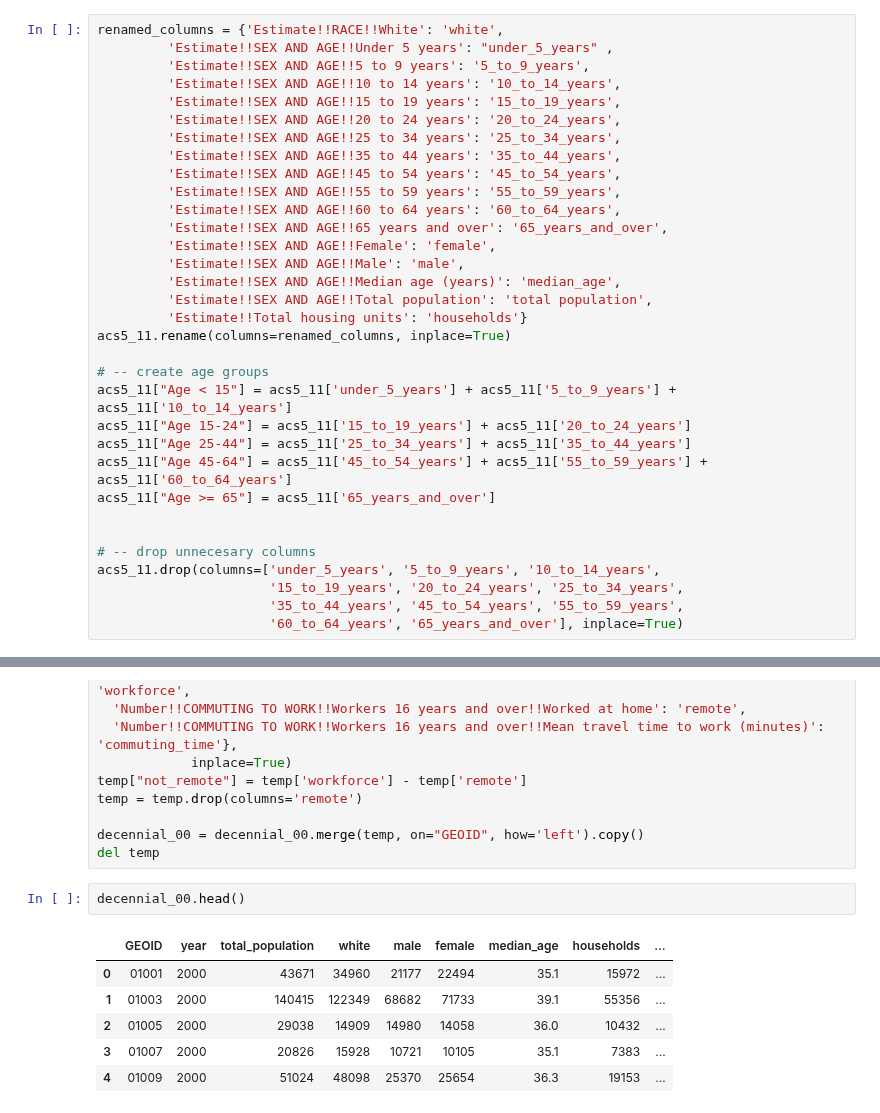
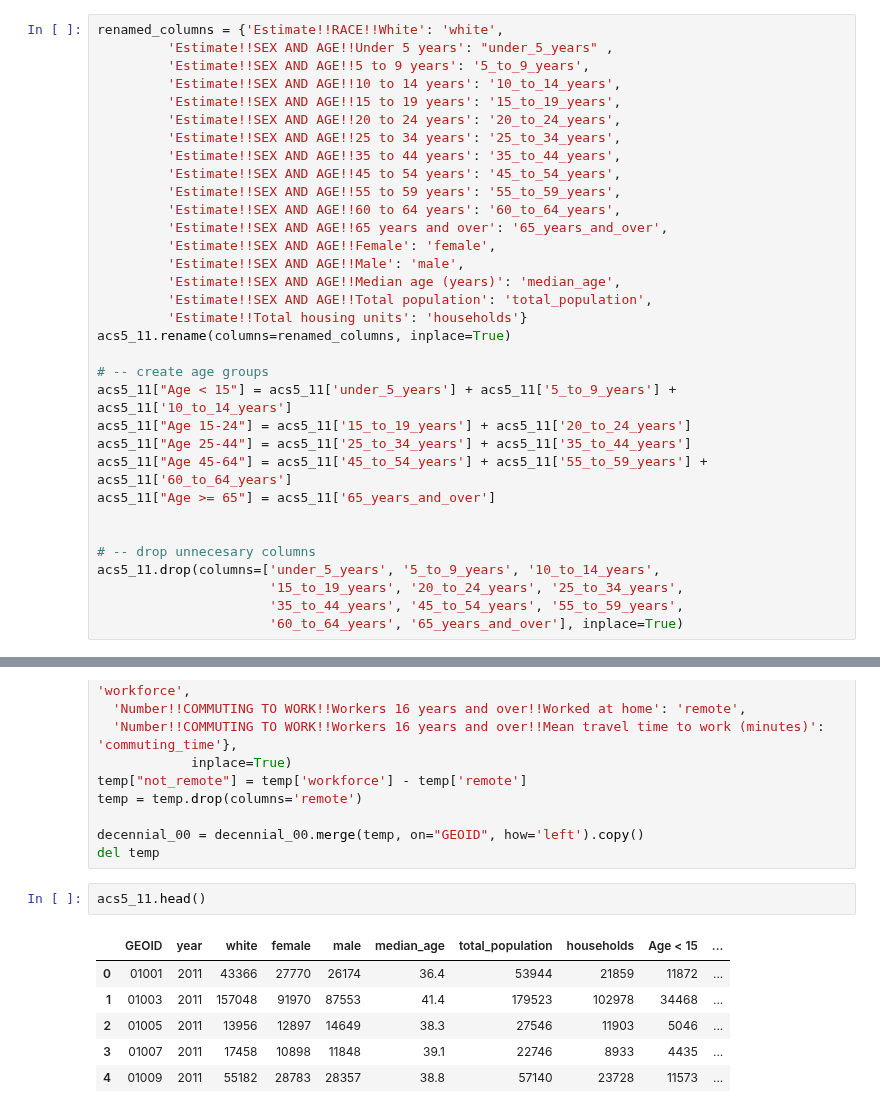
Before and after one commit to ReidelVichot/LC_identification, a Jupyter notebook: census_cleaning_11_18_24.ipynb, the cells around one changed output, grey strips where cells are left out. Saved outputs shown, nothing was run; the diff lists cells and outputs as text.

```diff
--- a/census_cleaning_11_18_24.ipynb
+++ b/census_cleaning_11_18_24.ipynb
@@ -285,7 +267,7 @@ renamed_columns = {'Estimate!!RACE!!White': 'white',
          'Estimate!!SEX AND AGE!!Female': 'female',
          'Estimate!!SEX AND AGE!!Male': 'male',
          'Estimate!!SEX AND AGE!!Median age (years)': 'median_age',
-         'Estimate!!SEX AND AGE!!Total population': 'total population',
+         'Estimate!!SEX AND AGE!!Total population': 'total_population',
          'Estimate!!Total housing units': 'households'}
 acs5_11.rename(columns=renamed_columns, inplace=True)
 
@@ -1304,11 +1267,11 @@ temp = temp.drop(columns='remote')
 decennial_00 = decennial_00.merge(temp, on="GEOID", how='left').copy()
 del temp
 # %%
-decennial_00.head()
+acs5_11.head()
 # %% [output]
-|  | GEOID | year | total_population | white | male | female | median_age | households | ... |
-| 0 | 01001 | 2000 | 43671 | 34960 | 21177 | 22494 | 35.1 | 15972 | ... |
-| 1 | 01003 | 2000 | 140415 | 122349 | 68682 | 71733 | 39.1 | 55356 | ... |
-| 2 | 01005 | 2000 | 29038 | 14909 | 14980 | 14058 | 36.0 | 10432 | ... |
-| 3 | 01007 | 2000 | 20826 | 15928 | 10721 | 10105 | 35.1 | 7383 | ... |
-| 4 | 01009 | 2000 | 51024 | 48098 | 25370 | 25654 | 36.3 | 19153 | ... |
+|  | GEOID | year | white | female | male | median_age | total_population | households | Age < 15 | ... |
+| 0 | 01001 | 2011 | 43366 | 27770 | 26174 | 36.4 | 53944 | 21859 | 11872 | ... |
+| 1 | 01003 | 2011 | 157048 | 91970 | 87553 | 41.4 | 179523 | 102978 | 34468 | ... |
+| 2 | 01005 | 2011 | 13956 | 12897 | 14649 | 38.3 | 27546 | 11903 | 5046 | ... |
+| 3 | 01007 | 2011 | 17458 | 10898 | 11848 | 39.1 | 22746 | 8933 | 4435 | ... |
+| 4 | 01009 | 2011 | 55182 | 28783 | 28357 | 38.8 | 57140 | 23728 | 11573 | ... |
```
Also changed, not shown: parts of 21 cells of this notebook.
